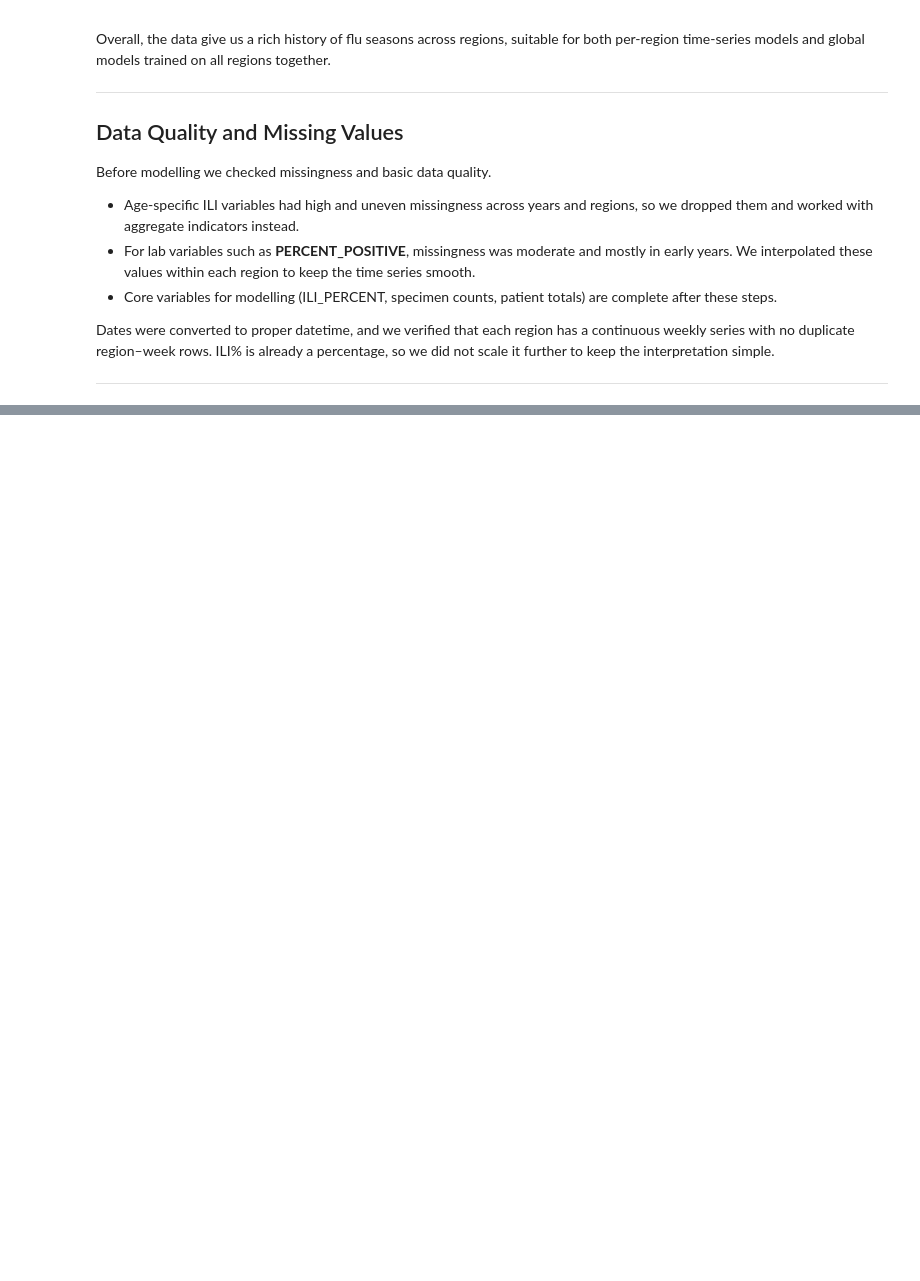
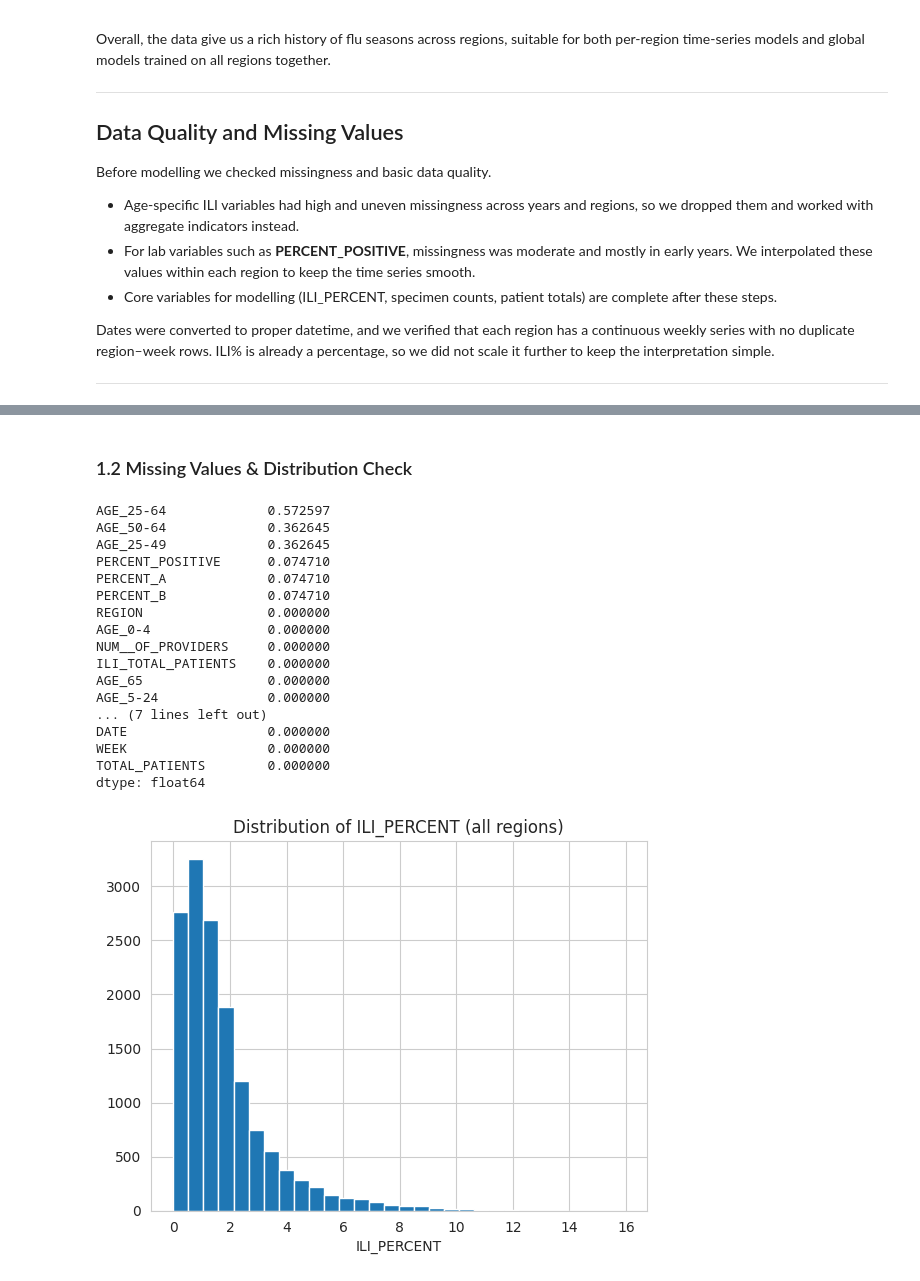
Before and after one commit to ElMehdiBayoud/flu-forecasting-us, a Jupyter notebook: notebook/flu_forecasting.ipynb, the cells around one changed output, grey strips where cells are left out. Drawn from its saved outputs; the diff is of its cells as text; code cells hidden in the pictures; blank space fills up the shorter version.

Commit message:
Data explo / Feature engineering

```diff
--- a/notebook/flu_forecasting.ipynb
+++ b/notebook/flu_forecasting.ipynb
@@ -72,0 +75,32 @@ Dates were converted to proper datetime, and we verified that each region has a
+# %%
+# --- Installations ---
+!pip install -q keras-tuner missingno plotly seaborn matplotlib scikit-learn tensorflow joblib pyarrow fsspec shap optuna catboost duckdb numpy
+
+# --- Core Python & Utilities ---
+import gc
+import json
+import numpy as np
+import pandas as pd
+
+# --- Visualization ---
+import matplotlib.pyplot as plt
+import seaborn as sns
+import plotly.express as px  # optional but used in EDA if needed
+
+# --- Time-Series Tools ---
+import statsmodels.api as sm
+
+# --- Machine Learning ---
+from sklearn.ensemble import RandomForestRegressor
+from sklearn.metrics import mean_squared_error, mean_absolute_error
+from sklearn.model_selection import train_test_split
+
+# --- Missing Data Visualization ---
+import missingno as msno
+
+# --- Optional (if using LightGBM) ---
+# import lightgbm as lgb
+
+# --- System Settings ---
+pd.set_option('display.max_columns', 200)
+sns.set_style("whitegrid")
@@ -72,0 +111,2 @@ Dates were converted to proper datetime, and we verified that each region has a
+# %%
+df = pd.read_csv("/dataset/processed/flu_merged.csv", parse_dates=["DATE"])
@@ -72,0 +138,31 @@ Dates were converted to proper datetime, and we verified that each region has a
+# %% [markdown]
+### 1.2 Missing Values & Distribution Check
+# %%
+# Missing values
+na_ratio = df.isna().mean().sort_values(ascending=False)
+print(na_ratio)
+
+# Distribution check
+df["ILI_PERCENT"].hist(bins=30)
+plt.title("Distribution of ILI_PERCENT (all regions)")
+plt.xlabel("ILI_PERCENT")
+plt.show()
+# %% [output]
+AGE_25-64             0.572597
+AGE_50-64             0.362645
+AGE_25-49             0.362645
+PERCENT_POSITIVE      0.074710
+PERCENT_A             0.074710
+PERCENT_B             0.074710
+REGION                0.000000
+AGE_0-4               0.000000
+NUM__OF_PROVIDERS     0.000000
+ILI_TOTAL_PATIENTS    0.000000
+AGE_65                0.000000
+AGE_5-24              0.000000
+... (7 lines left out)
+DATE                  0.000000
+WEEK                  0.000000
+TOTAL_PATIENTS        0.000000
+dtype: float64
+[figure, added]
```
Also changed, not shown: parts of 60 cells of this notebook.
